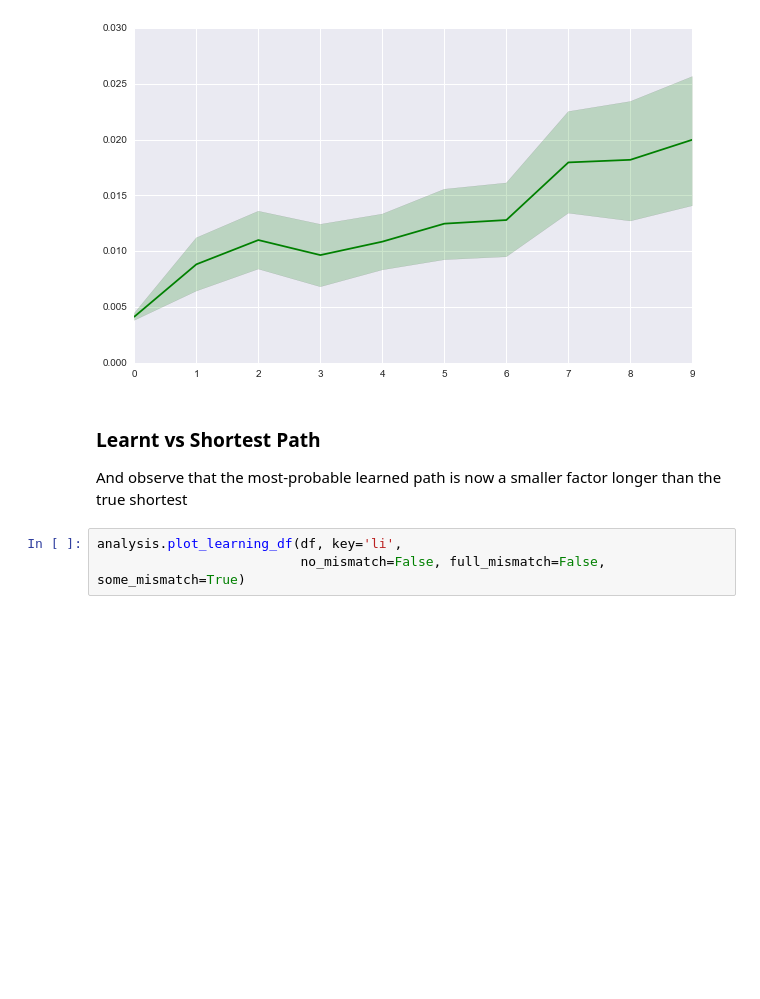
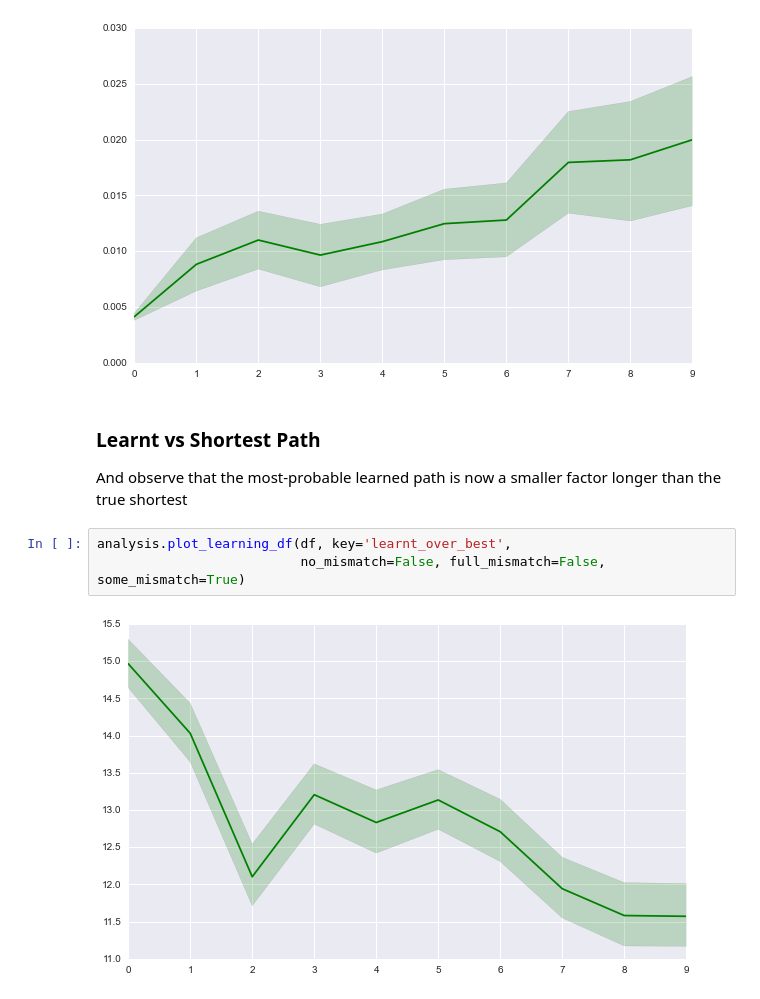
Before and after one commit to bhtucker/agents, a Jupyter notebook: scripts/Initial Analysis.ipynb, the cells around one changed output. Drawn from its saved outputs; the diff is of its cells as text; blank space fills up the shorter version.

```diff
--- a/scripts/Initial Analysis.ipynb
+++ b/scripts/Initial Analysis.ipynb
@@ -24,5 +24,7 @@ analysis.plot_learning_df(df, key='li',
 
 And observe that the most-probable learned path is now a smaller factor longer than the true shortest
 # %%
-analysis.plot_learning_df(df, key='li',
+analysis.plot_learning_df(df, key='learnt_over_best',
                           no_mismatch=False, full_mismatch=False, some_mismatch=True)
+# %% [output]
+[figure, added]
```
